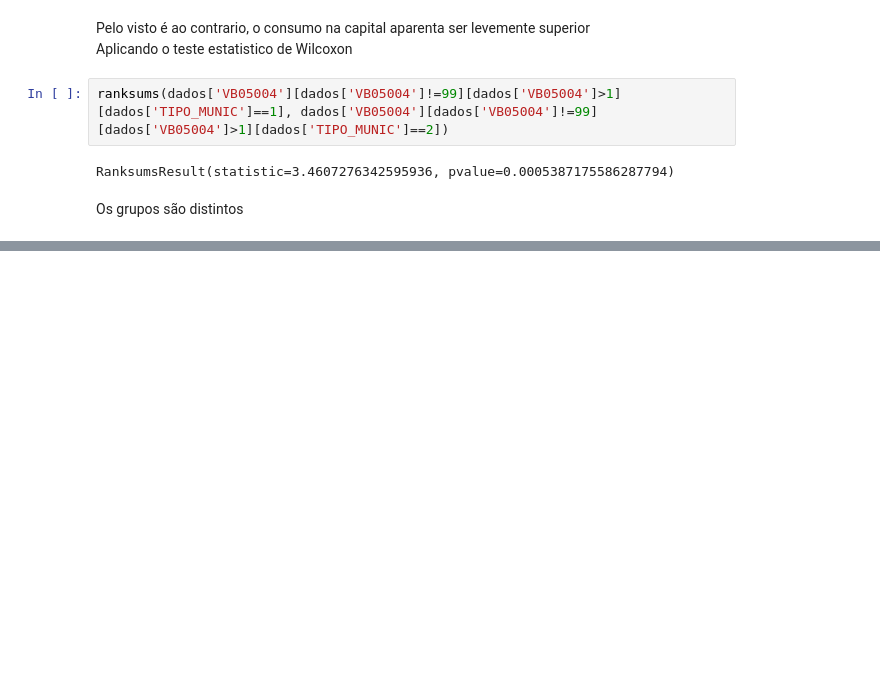
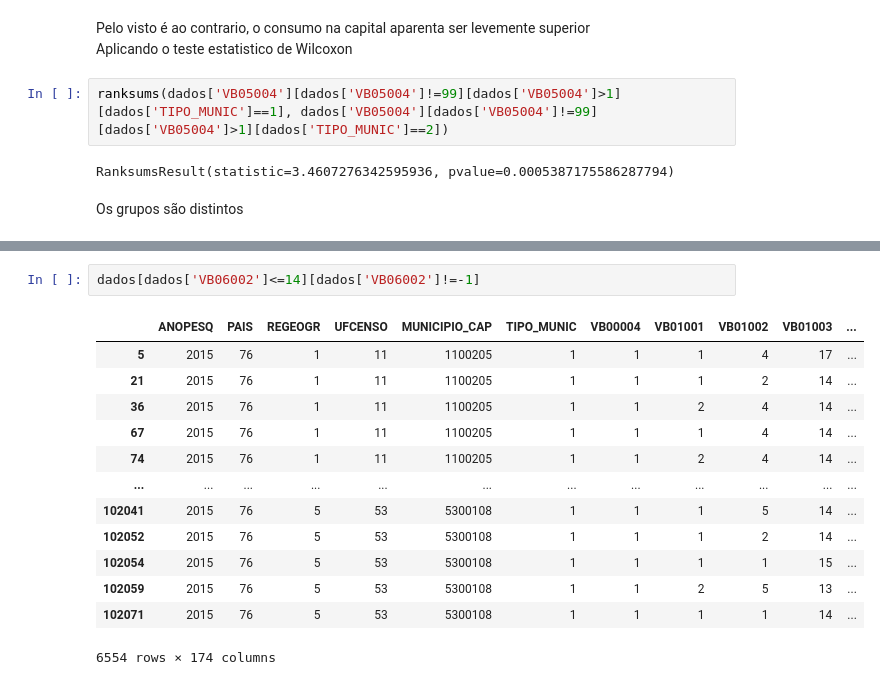
Before and after one commit to Igor-Arantes/Bootcamp-Data-Science-Aplicada, a Jupyter notebook: Igor_Arantes_Desafio_03.ipynb, the cells around one changed output, grey strips where cells are left out. Saved outputs shown, nothing was run; the diff lists cells and outputs as text; blank space fills up the shorter version.

```diff
--- a/Igor_Arantes_Desafio_03.ipynb
+++ b/Igor_Arantes_Desafio_03.ipynb
@@ -439,0 +482,16 @@ Os grupos são distintos
+# %%
+dados[dados['VB06002']<=14][dados['VB06002']!=-1]
+# %% [output]
+|  | ANOPESQ | PAIS | REGEOGR | UFCENSO | MUNICIPIO_CAP | TIPO_MUNIC | VB00004 | VB01001 | VB01002 | VB01003 | ... |
+| 5 | 2015 | 76 | 1 | 11 | 1100205 | 1 | 1 | 1 | 4 | 17 | ... |
+| 21 | 2015 | 76 | 1 | 11 | 1100205 | 1 | 1 | 1 | 2 | 14 | ... |
+| 36 | 2015 | 76 | 1 | 11 | 1100205 | 1 | 1 | 2 | 4 | 14 | ... |
+| 67 | 2015 | 76 | 1 | 11 | 1100205 | 1 | 1 | 1 | 4 | 14 | ... |
+| 74 | 2015 | 76 | 1 | 11 | 1100205 | 1 | 1 | 2 | 4 | 14 | ... |
+| ... | ... | ... | ... | ... | ... | ... | ... | ... | ... | ... | ... |
+| 102041 | 2015 | 76 | 5 | 53 | 5300108 | 1 | 1 | 1 | 5 | 14 | ... |
+| 102052 | 2015 | 76 | 5 | 53 | 5300108 | 1 | 1 | 1 | 2 | 14 | ... |
+| 102054 | 2015 | 76 | 5 | 53 | 5300108 | 1 | 1 | 1 | 1 | 15 | ... |
+| 102059 | 2015 | 76 | 5 | 53 | 5300108 | 1 | 1 | 2 | 5 | 13 | ... |
+| 102071 | 2015 | 76 | 5 | 53 | 5300108 | 1 | 1 | 1 | 1 | 14 | ... |
+6554 rows × 174 columns
```
Also changed, not shown: parts of 11 cells of this notebook.
